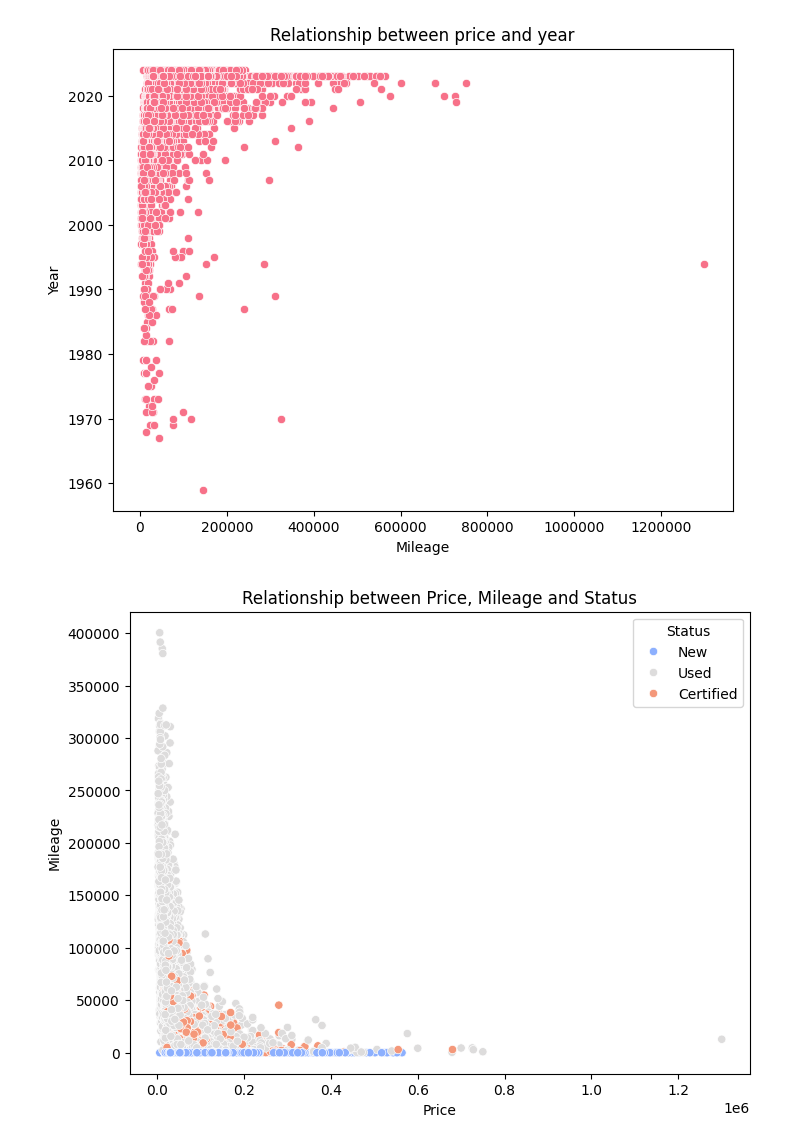
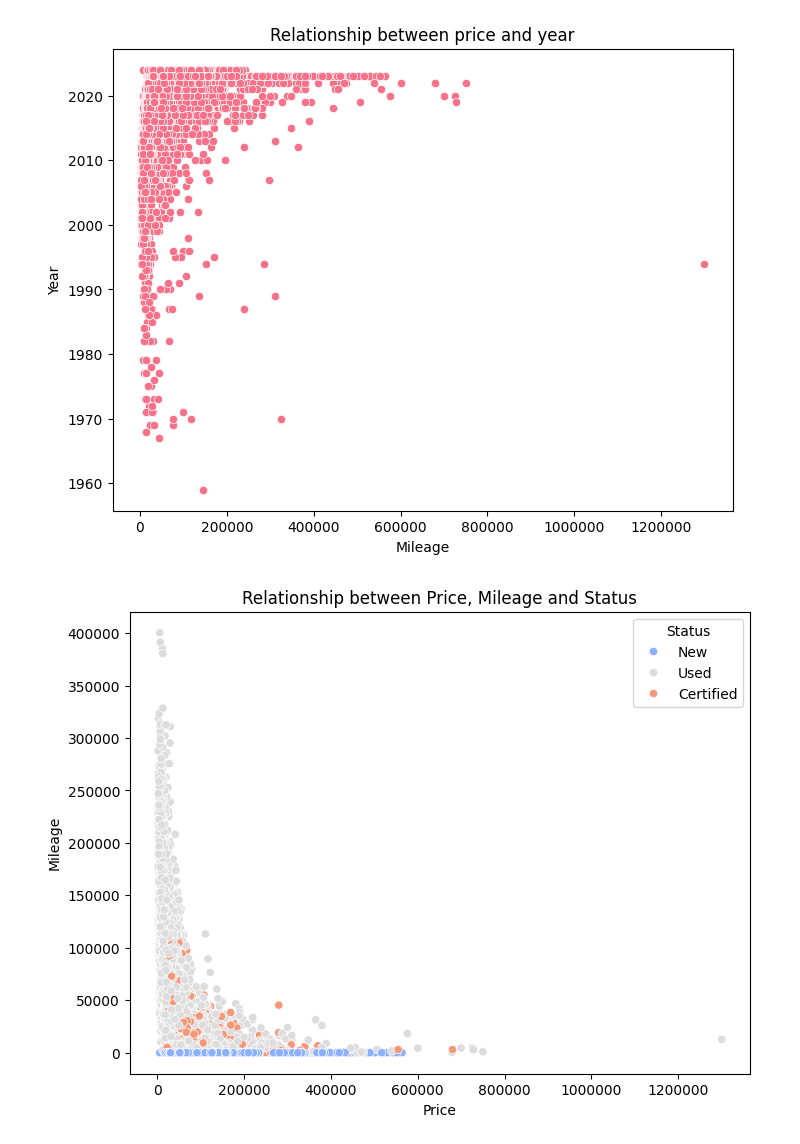
Before and after one commit to alessiogianello/US_cars_analysis, a Jupyter notebook: main.ipynb, the cells around one changed output. Drawn from its saved outputs; the diff is of its cells as text; code cells hidden in the pictures.

```diff
--- a/main.ipynb
+++ b/main.ipynb
@@ -328,10 +328,11 @@ plt.show()
 # %%
 plt.figure(figsize=(8, 6))
 sns.scatterplot(data=cars_list_df, x='price', y='mileage', hue='status', palette='coolwarm')
 plt.xlabel('Price')
 plt.ylabel('Mileage')
 plt.title('Relationship between Price, Mileage and Status')
 plt.legend(title='Status', bbox_to_anchor=(1, 1), loc='upper right')
+plt.ticklabel_format(style='plain', axis='x')
 plt.show()
 # %% [output]
-[figure, old version]
+[figure, new version]
```
Also changed, not shown: parts of 10 cells of this notebook.
